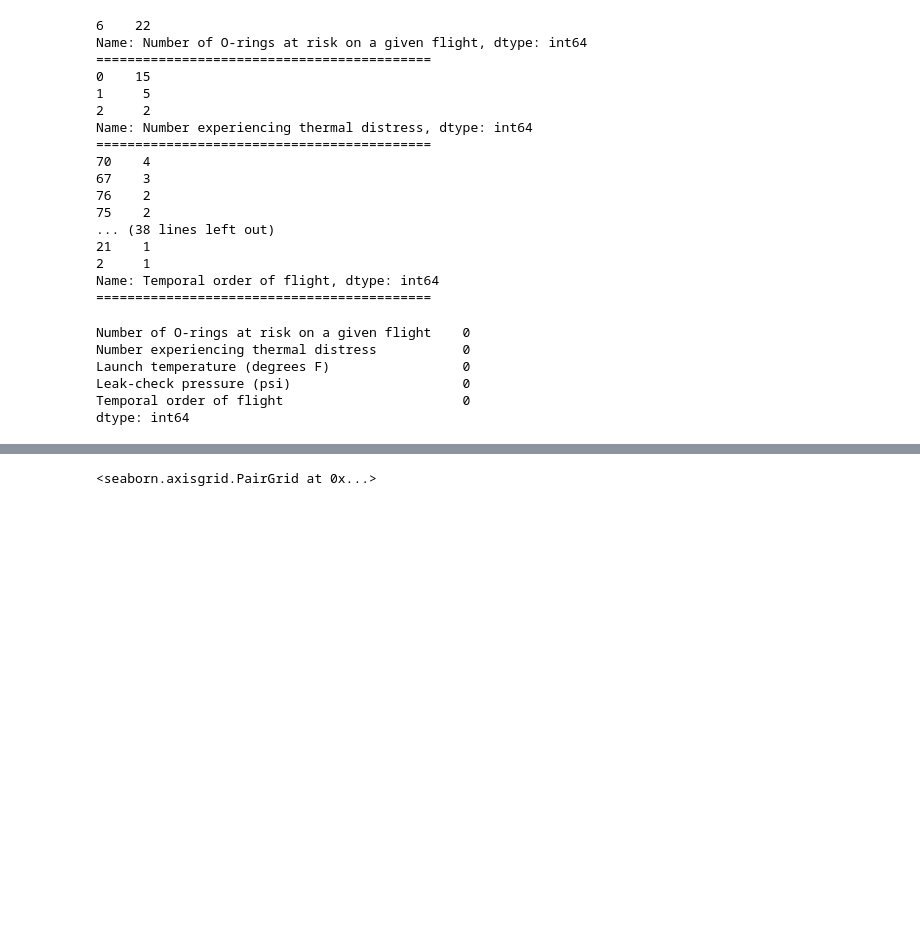
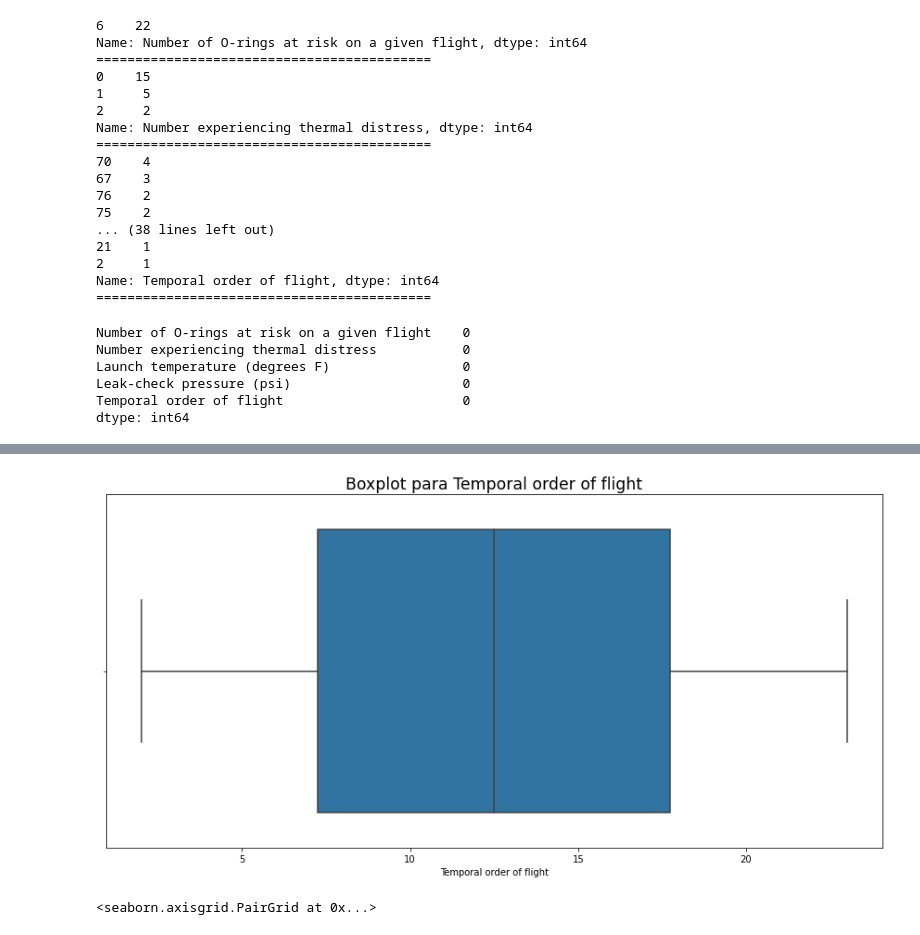
Before and after one commit to Yarrieta/intro_ia, a Jupyter notebook: tp_integrador_enunciado/template_tp_integrador_dataset.ipynb, the cells around one changed output, grey strips where cells are left out. Saved outputs shown, nothing was run; the diff lists cells and outputs as text; code cells hidden in the pictures; blank space fills up the shorter version.

```diff
--- a/tp_integrador_enunciado/template_tp_integrador_dataset.ipynb
+++ b/tp_integrador_enunciado/template_tp_integrador_dataset.ipynb
@@ -167,3 +193,7 @@ plt.show()
+# %%
+boxplot(my_data,"Temporal order of flight" )
+# %% [output]
+[figure, added]
 # %%
 sns.pairplot(my_data)
 # %% [output]
```
Also changed, not shown: parts of 10 cells of this notebook, 1 other file.
